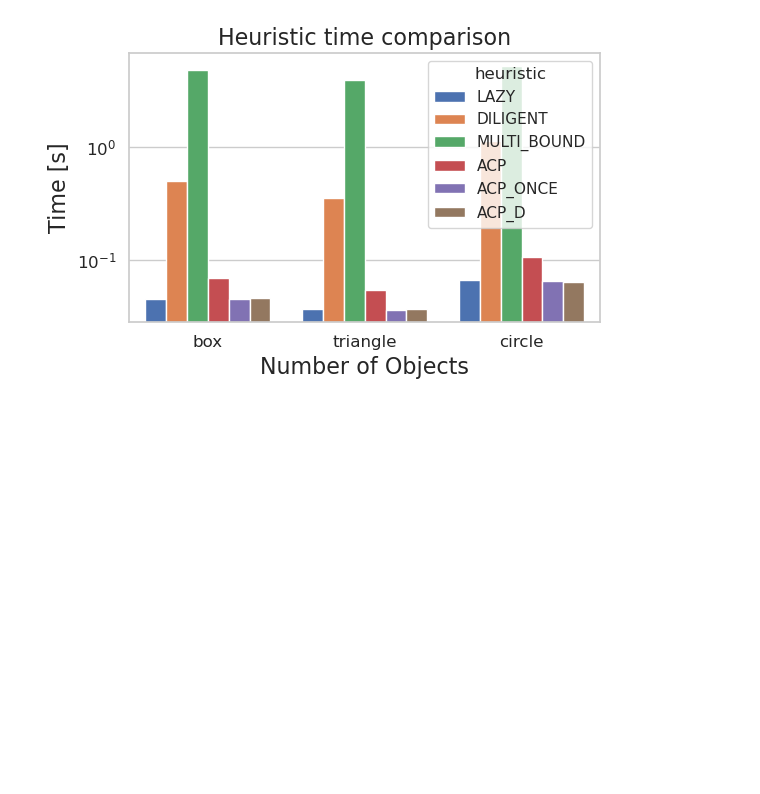
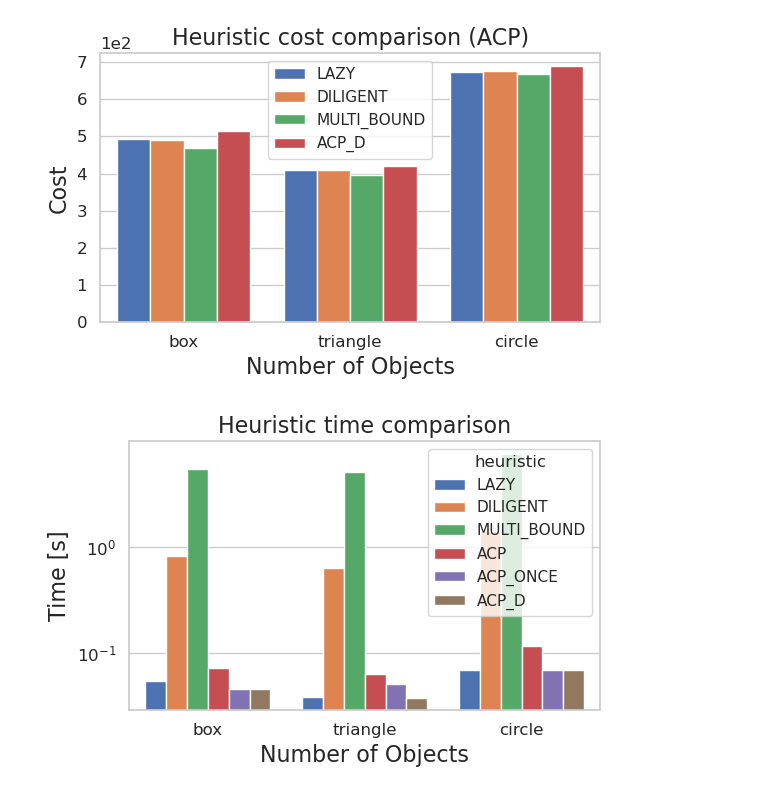
Before and after one commit to RareCentipede/modular_contruction_task_planner, a Jupyter notebook: modular_construction_task_planner/modular_construction_task_planner/scripts/plot_res.ipynb, the cells around one changed output. Saved outputs shown, nothing was run; the diff lists cells and outputs as text; code cells hidden in the pictures; blank space fills up the shorter version.

```diff
--- a/modular_construction_task_planner/modular_construction_task_planner/scripts/plot_res.ipynb
+++ b/modular_construction_task_planner/modular_construction_task_planner/scripts/plot_res.ipynb
@@ -38,6 +56,19 @@ plt.show()
+# %%
+fig, ax = plt.subplots(figsize=figsize)
+ax = sns.barplot(data=ppm_res_mean_cost_non_ant, x="problem", y="cost", hue="heuristic", ax=ax, saturation=1.0)
+ax.set_xlabel("Number of Objects")
+ax.set_ylabel("Cost")
+ax.set_title("Heuristic cost comparison (ACP)")
+plt.ticklabel_format(style='sci', axis='y', scilimits=(0,0))
+plt.legend()
+# plt.legend(loc='upper left', bbox_to_anchor=(1, 1))
+plt.tight_layout()
+plt.show()
+# %% [output]
+[figure, added]
 # %%
 fig, ax = plt.subplots(figsize=figsize)
-ax = sns.barplot(data=ppm_res, x="problem", y="time_taken", hue="heuristic", ax=ax, saturation=1.0)
+ax = sns.barplot(data=ppm_res_mean_time, x="problem", y="time_taken", hue="heuristic", ax=ax, saturation=1.0)
 ax.set_xlabel("Number of Objects")
 ax.set_ylabel("Time [s]")
 ax.set_title("Heuristic time comparison")
@@ -45,4 +76,4 @@ ax.set_yscale('log')
 plt.tight_layout()
 plt.show()
 # %% [output]
-[figure, old version]
+[figure, new version]
```
Also changed, not shown: parts of 7 cells of this notebook, 4 other files.
